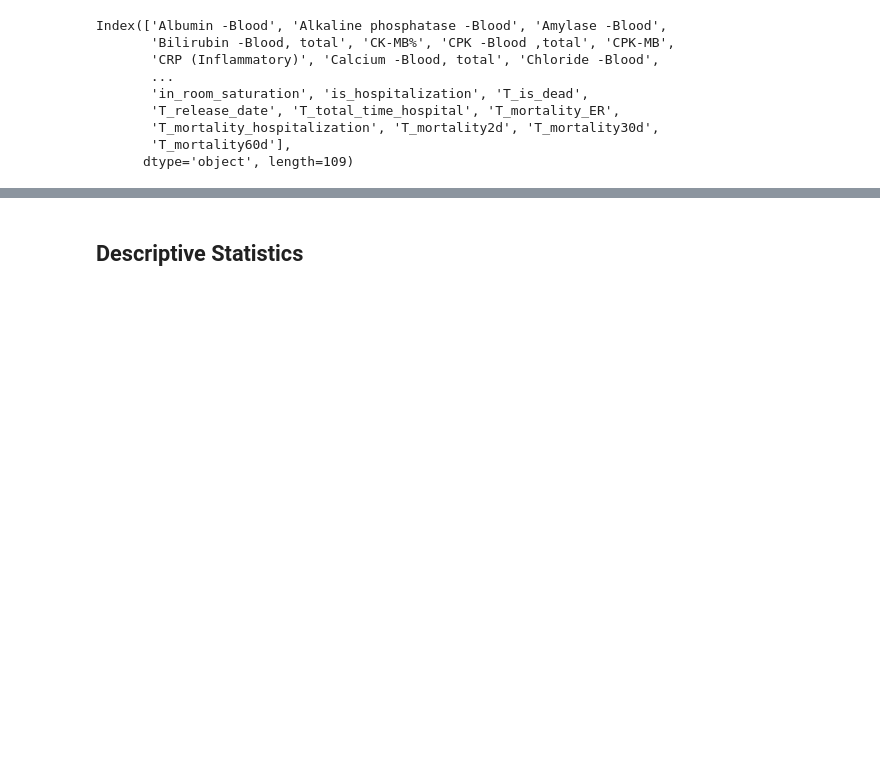
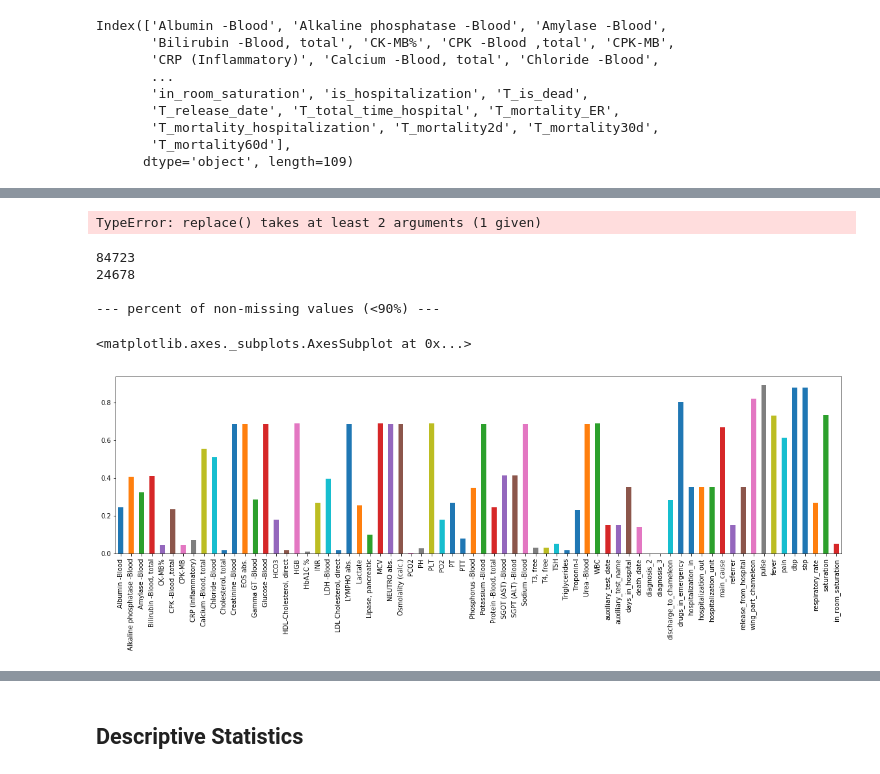
Before and after one commit to talionet/Shiba-Hackathon, a Jupyter notebook: notebooks/ER_data_exploration.ipynb, the cells around one changed output, grey strips where cells are left out. Saved outputs shown, nothing was run; the diff lists cells and outputs as text; code cells hidden in the pictures; blank space fills up the shorter version.

```diff
--- a/notebooks/ER_data_exploration.ipynb
+++ b/notebooks/ER_data_exploration.ipynb
@@ -107 +124,25 @@ Index(['Albumin -Blood', 'Alkaline phosphatase -Blood', 'Amylase -Blood',
+# %%
+d=data.head(100).applymap(lambda sL str.replace('<',''))
+d.dtypes
+# %% [output]
+TypeError: replace() takes at least 2 arguments (1 given)
+# %%
+death_data = data_with_targets.loc[data_with_targets.T_is_dead]
+print(len(death_data))
+death_data = death_data.sort_values('admission_date_min').drop_duplicates(subset =['id_coded'], keep='last')
+
+print(len(death_data))
+
+#dd=plot_time_of_death_from(time_from='T_release_date',max_period=48, as_time='h')
+data.columns
+percent_missing= data.count()/len(data)
+tprint('percent of non-missing values (<90%)')
+percent_missing.loc[percent_missing<0.9].plot(kind='bar',figsize=(20,5))
+# %% [output]
+84723
+24678
+
+--- percent of non-missing values (<90%) ---
+<matplotlib.axes._subplots.AxesSubplot at 0x...>
+[figure, added]
 # %%
```
Also changed, not shown: parts of 9 cells of this notebook.
